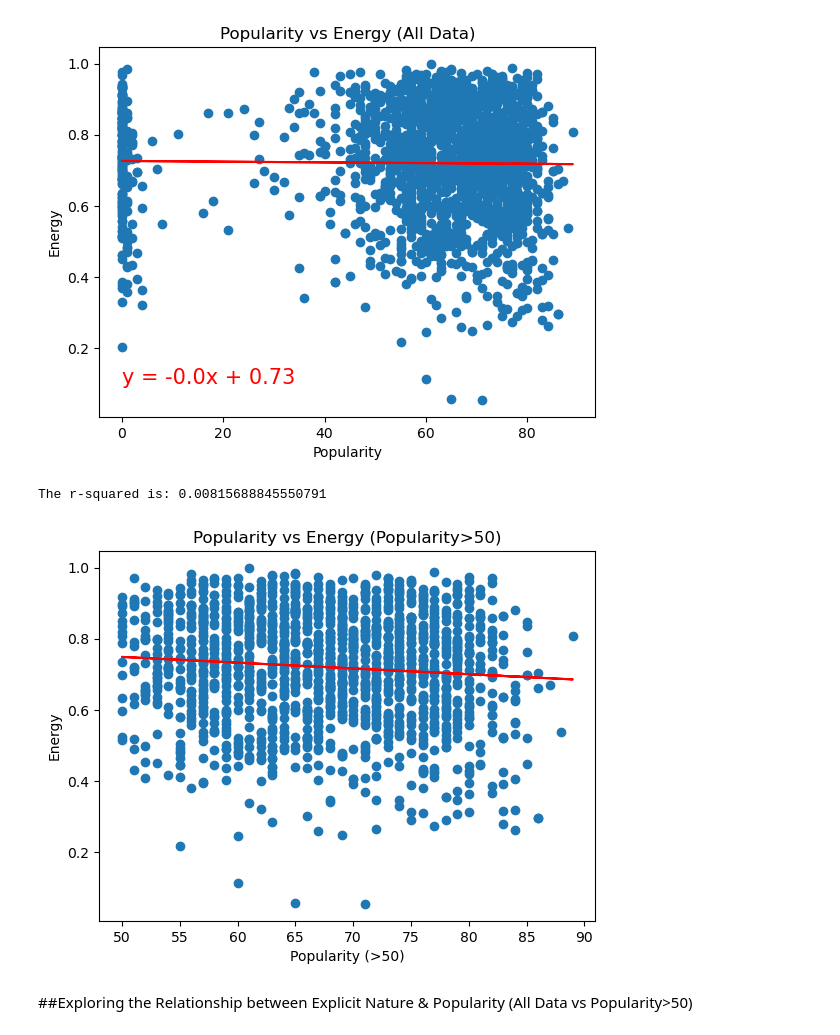
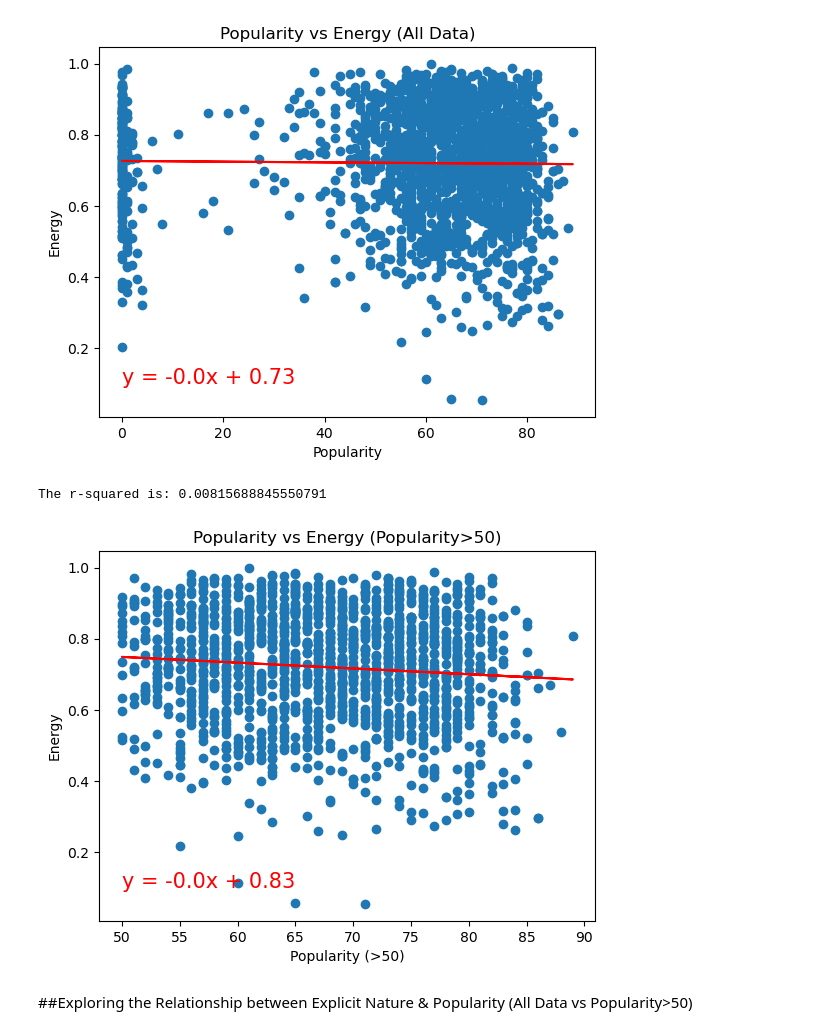
Before and after one commit to RyWheliss96/project-one, a Jupyter notebook: explicit_energy.ipynb, the cells around one changed output. Cells and saved outputs as stored; diff of their text form; code cells hidden in the pictures.

```diff
--- a/explicit_energy.ipynb
+++ b/explicit_energy.ipynb
@@ -59,12 +59,12 @@ The r-squared is: 0.00019659551381474686
 # %%
 #Explore the relationship between song energy and popularity for popularity>50
 x_values = popular_df["popularity"]
 y_values = popular_df["energy"]
-linear_reg_plot(x_values, y_values, 0, 0.1, "Popularity (>50)", "Energy", "Popularity vs Energy (Popularity>50)")
+linear_reg_plot(x_values, y_values, 50, 0.1, "Popularity (>50)", "Energy", "Popularity vs Energy (Popularity>50)")
 plt.show()
 # %% [output]
 The r-squared is: 0.00815688845550791
-[figure, old version]
+[figure, new version]
 # %% [markdown]
 ##Exploring the Relationship between Explicit Nature & Popularity (All Data vs Popularity>50)
 # %%
```
Also changed, not shown: parts of 4 cells of this notebook.
